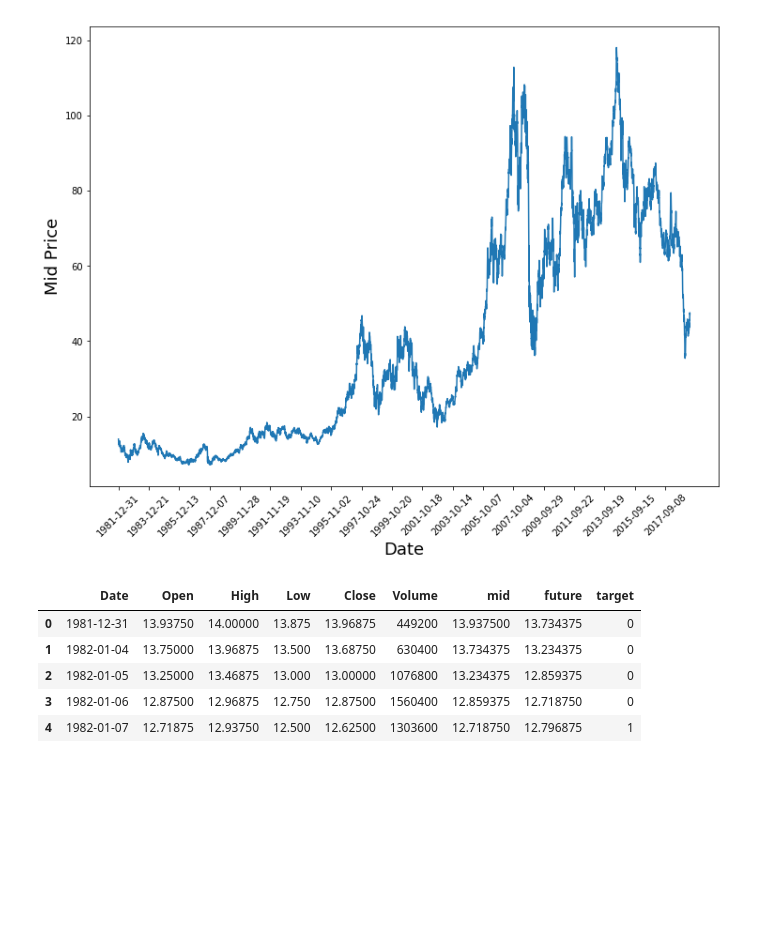
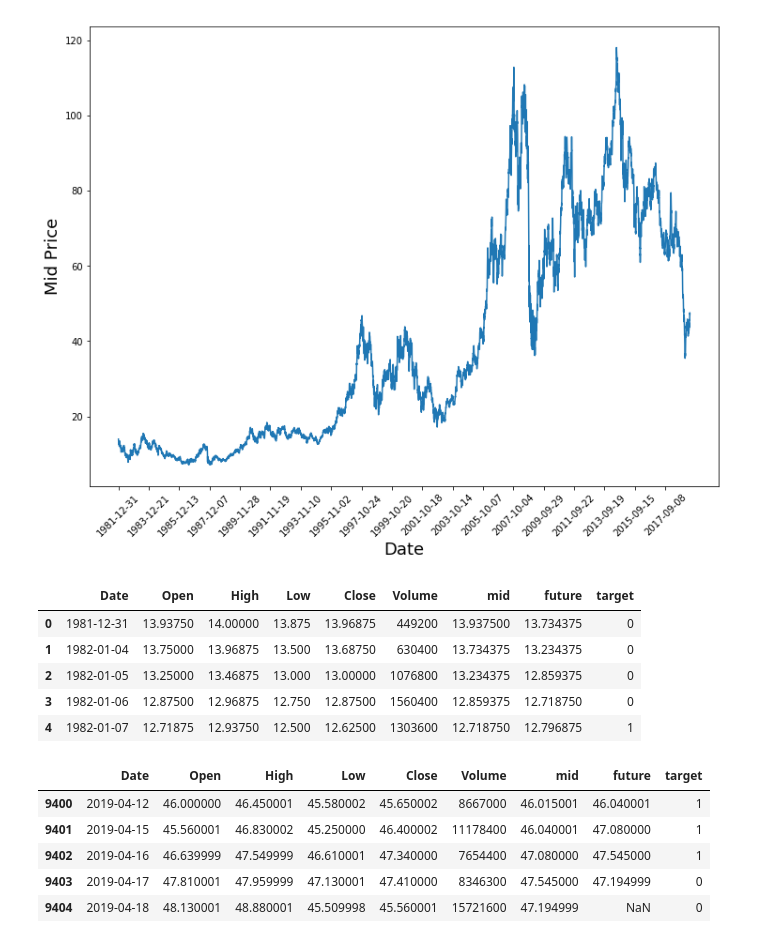
Before and after one commit to discovery-league/Deep-Learning-in-Python, a Jupyter notebook: Stock_Prediction.ipynb, the cells around one changed output. Saved outputs shown, nothing was run; the diff lists cells and outputs as text; code cells hidden in the pictures; blank space fills up the shorter version.

```diff
--- a/Stock_Prediction.ipynb
+++ b/Stock_Prediction.ipynb
@@ -56,3 +56,12 @@ df.head()
 | 2 | 1982-01-05 | 13.25000 | 13.46875 | 13.000 | 13.00000 | 1076800 | 13.234375 | 12.859375 | 0 |
 | 3 | 1982-01-06 | 12.87500 | 12.96875 | 12.750 | 12.87500 | 1560400 | 12.859375 | 12.718750 | 0 |
 | 4 | 1982-01-07 | 12.71875 | 12.93750 | 12.500 | 12.62500 | 1303600 | 12.718750 | 12.796875 | 1 |
+# %%
+df.tail()
+# %% [output]
+|  | Date | Open | High | Low | Close | Volume | mid | future | target |
+| 9400 | 2019-04-12 | 46.000000 | 46.450001 | 45.580002 | 45.650002 | 8667000 | 46.015001 | 46.040001 | 1 |
+| 9401 | 2019-04-15 | 45.560001 | 46.830002 | 45.250000 | 46.400002 | 11178400 | 46.040001 | 47.080000 | 1 |
+| 9402 | 2019-04-16 | 46.639999 | 47.549999 | 46.610001 | 47.340000 | 7654400 | 47.080000 | 47.545000 | 1 |
+| 9403 | 2019-04-17 | 47.810001 | 47.959999 | 47.130001 | 47.410000 | 8346300 | 47.545000 | 47.194999 | 0 |
+| 9404 | 2019-04-18 | 48.130001 | 48.880001 | 45.509998 | 45.560001 | 15721600 | 47.194999 | NaN | 0 |
```
Also changed, not shown: parts of 29 cells of this notebook.
